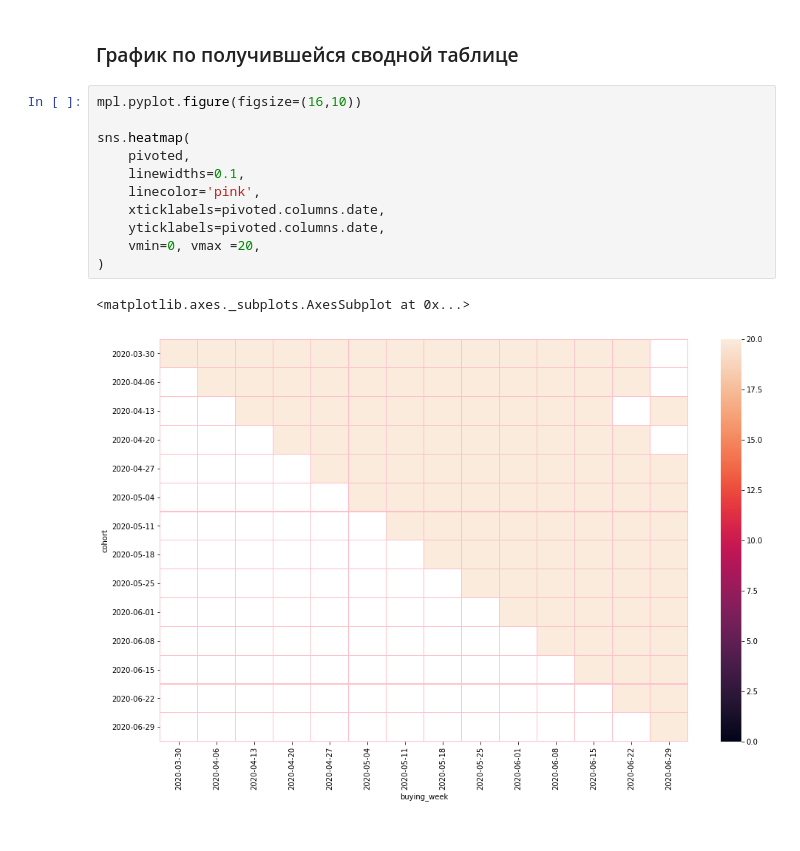
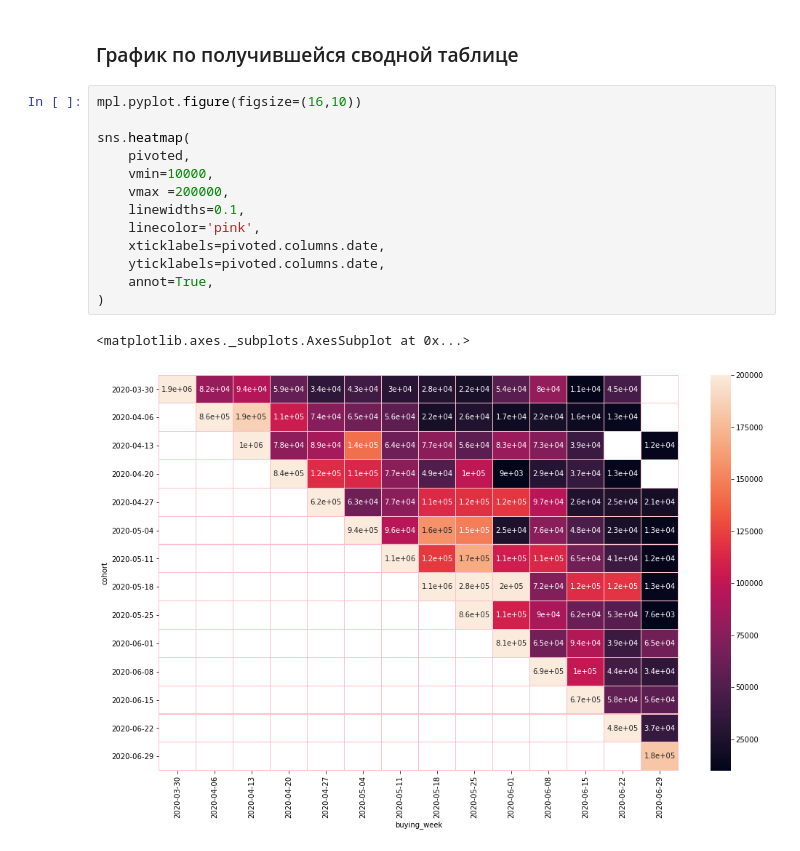
Before and after one commit to LotFullKa/PyProjects, a Jupyter notebook: praktika.ipynb, the cells around one changed output. Drawn from its saved outputs; the diff is of its cells as text.

Commit message:
+update colors in heatmap

```diff
--- a/praktika.ipynb
+++ b/praktika.ipynb
@@ -230,14 +231,16 @@ pivoted.fillna('')
 # %%
 mpl.pyplot.figure(figsize=(16,10))
 
 sns.heatmap(
     pivoted,
+    vmin=10000,
+    vmax =200000,
     linewidths=0.1,
     linecolor='pink',
     xticklabels=pivoted.columns.date,
     yticklabels=pivoted.columns.date,
-    vmin=0, vmax =20,
+    annot=True,
 )
 # %% [output]
 <matplotlib.axes._subplots.AxesSubplot at 0x...>
-[figure, old version]
+[figure, new version]
```
Also changed, not shown: parts of 1 cell of this notebook.
